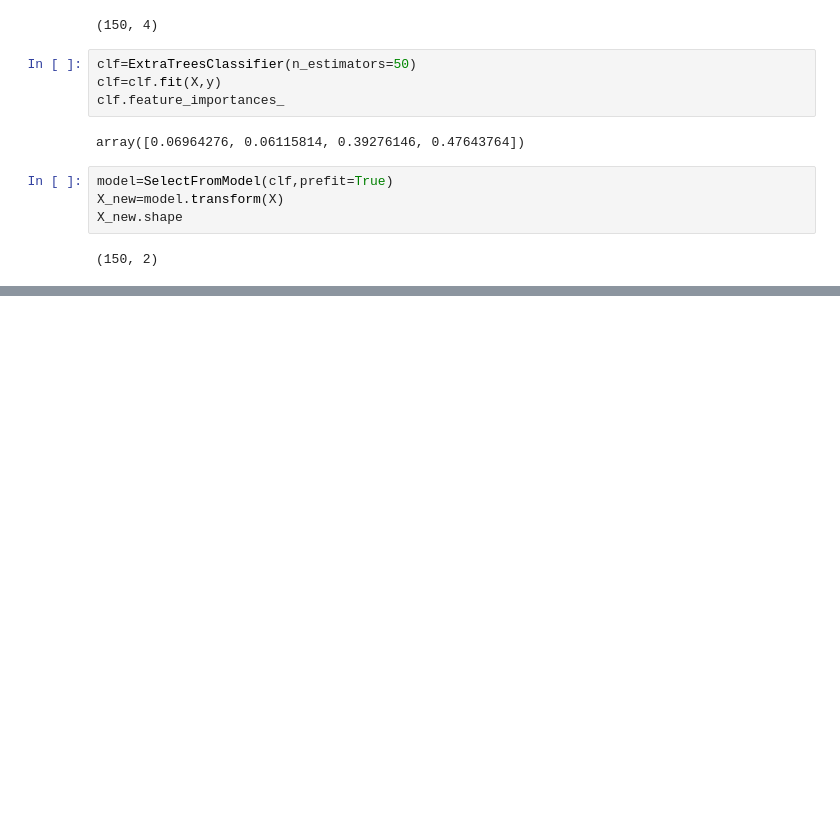
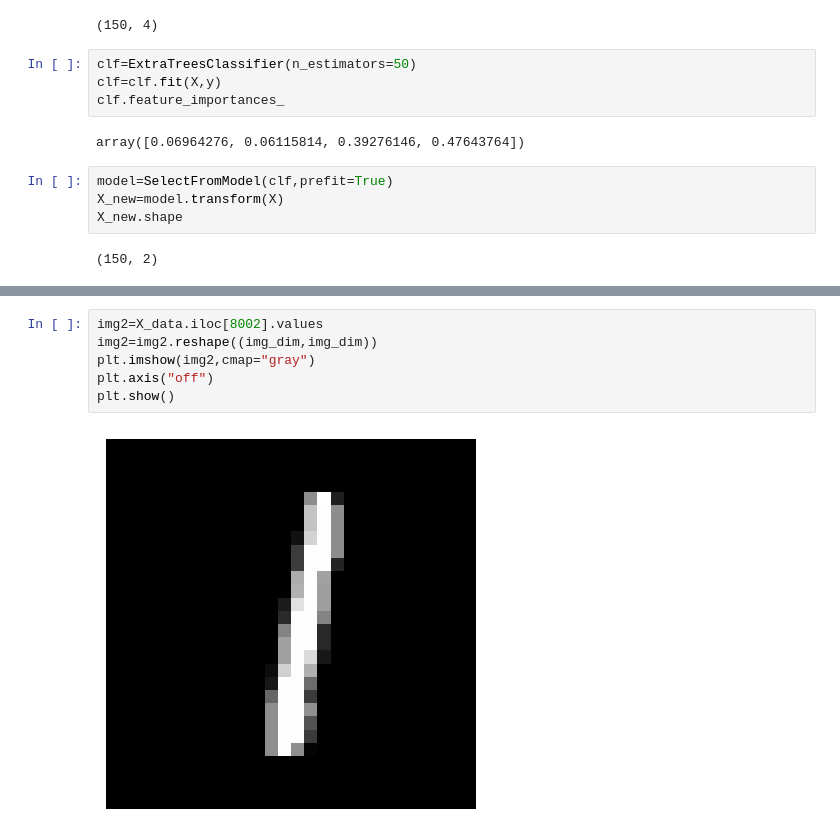
Before and after one commit to ErtugrulDay/Data-Analysis, a Jupyter notebook: 2yapay_zeka.ipynb, the cells around one changed output, grey strips where cells are left out. Cells and saved outputs as stored; diff of their text form; blank space fills up the shorter version.

```diff
--- a/2yapay_zeka.ipynb
+++ b/2yapay_zeka.ipynb
@@ -994,0 +1183,8 @@ X_new.shape
+# %%
+img2=X_data.iloc[8002].values
+img2=img2.reshape((img_dim,img_dim))
+plt.imshow(img2,cmap="gray")
+plt.axis("off")
+plt.show()
+# %% [output]
+[figure, added]
```
Also changed, not shown: parts of 29 cells of this notebook.
